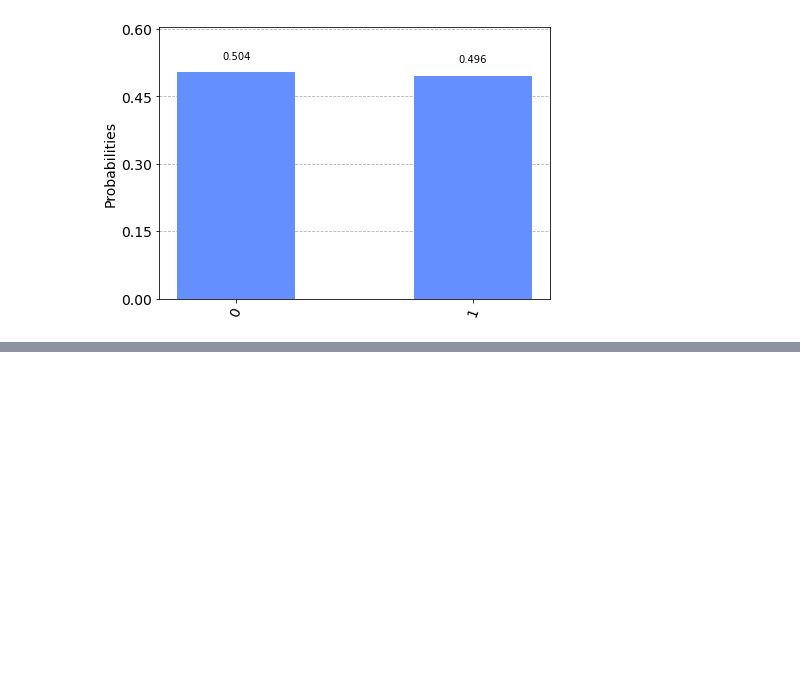
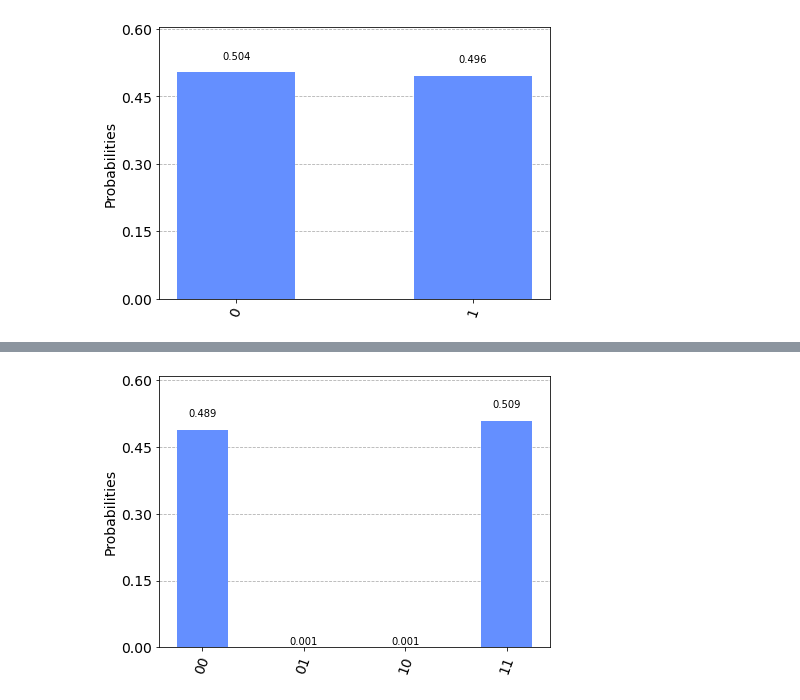
Before and after one commit to idnm/blog0, a Jupyter notebook: _notebooks/2021-07-12-Entanglement.ipynb, the cells around one changed output, grey strips where cells are left out. Drawn from its saved outputs; the diff is of its cells as text; code cells hidden in the pictures; blank space fills up the shorter version.

```diff
--- a/_notebooks/2021-07-12-Entanglement.ipynb
+++ b/_notebooks/2021-07-12-Entanglement.ipynb
@@ -75,0 +86,20 @@ plot_histogram(counts)
+# %%
+# Building Bell's state.
+qc = QuantumCircuit(2, 2)
+qc.h(0)
+qc.cx(0, 1)
+
+# Rotation of each qubit to simulate measurement along arbitary axis.
+theta, pi, lam = 0.13, 0.99, 0.37
+
+qc.u(theta, pi, lam, 0)
+qc.u(theta, pi, lam, 1)
+qc.measure([0, 1], [0, 1])
+
+# Simulate and plot results.
+backend = BasicAer.get_backend('qasm_simulator')
+result = execute(qc, backend, shots=1000).result()
+counts  = result.get_counts(qc)
+plot_histogram(counts)
+# %% [output]
+[figure, added]
```
Also changed, not shown: parts of 5 cells of this notebook.
